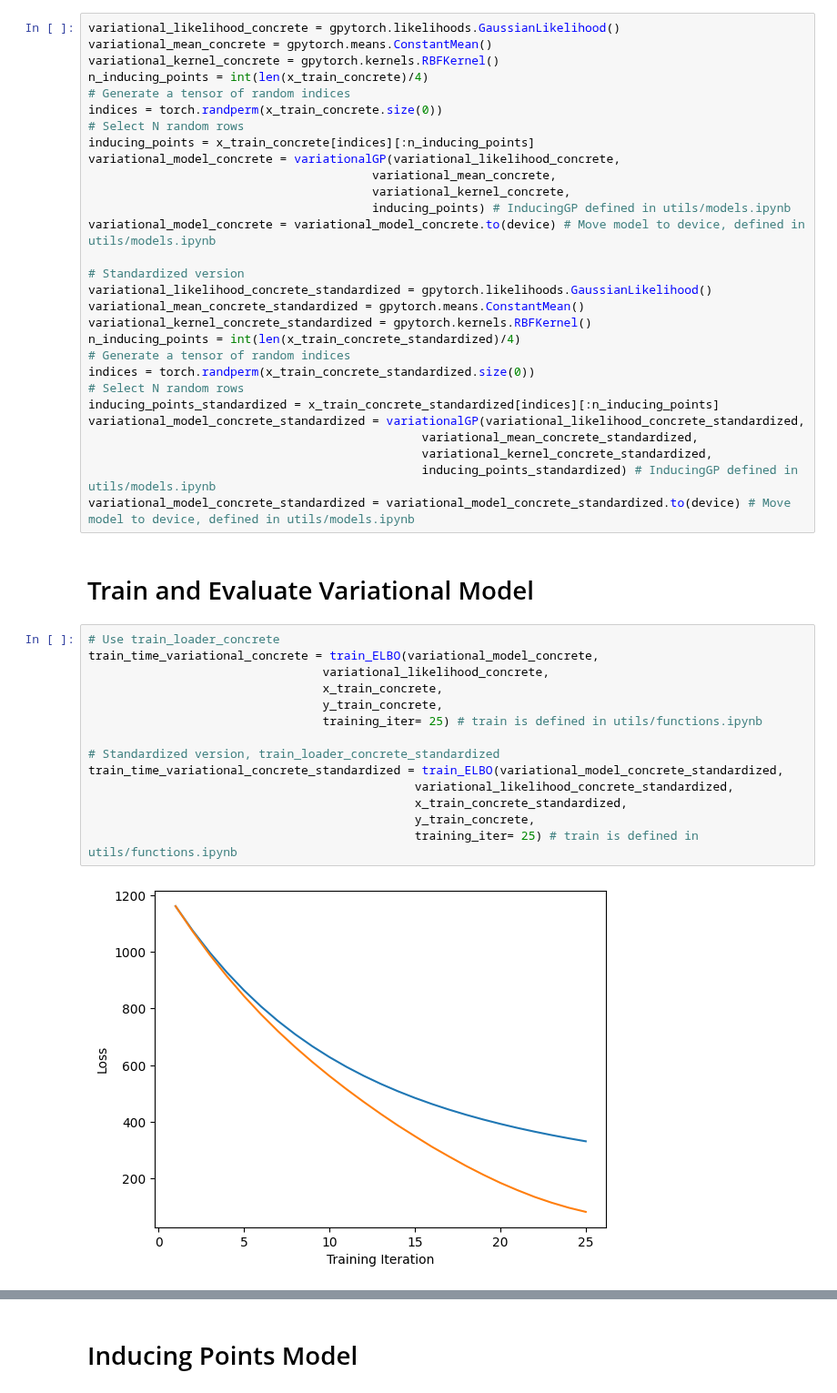
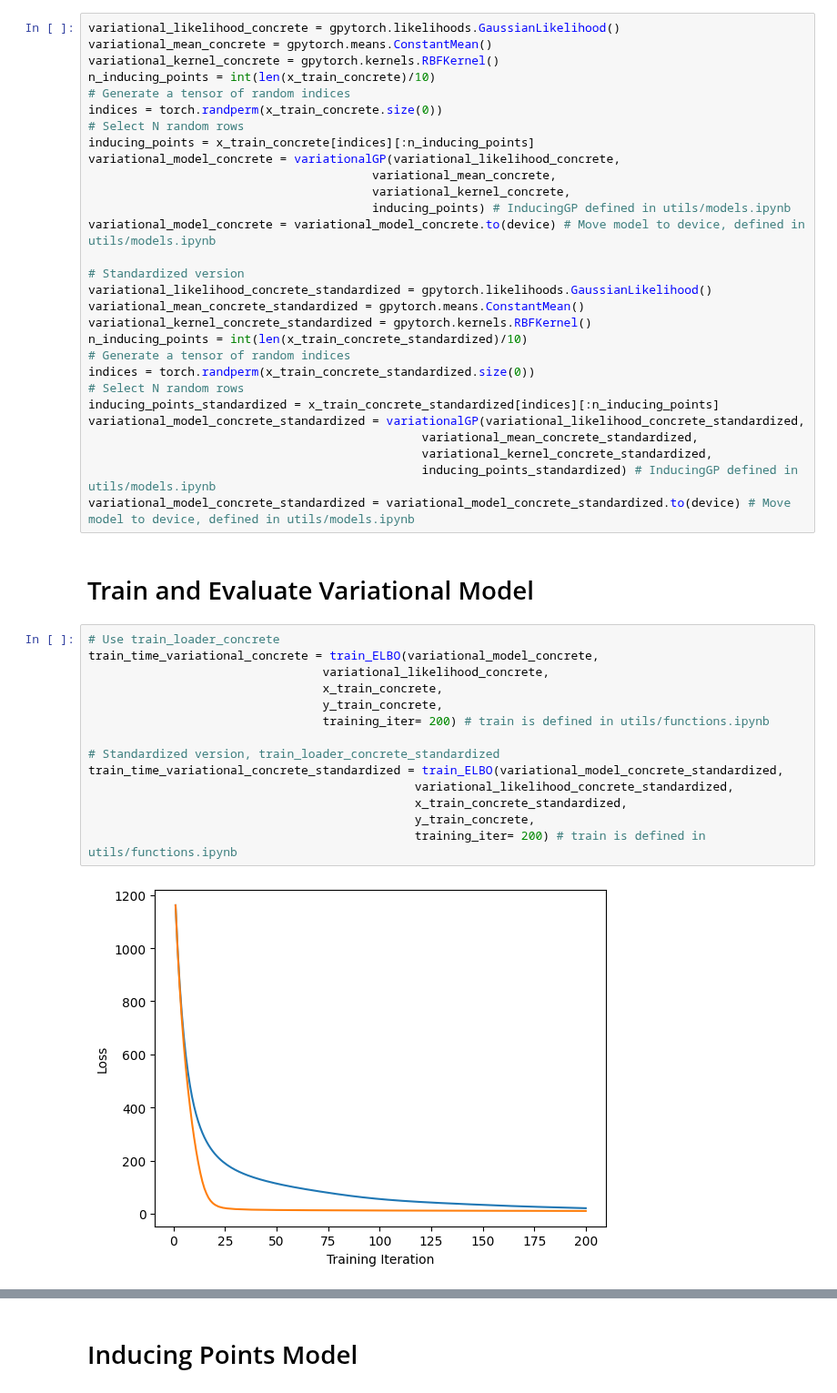
Before and after one commit to Sabelz/Master_Thesis_Alexander, a Jupyter notebook: GPs/ConcreteGPs.ipynb, the cells around one changed output, grey strips where cells are left out. Shown at 91% size. Drawn from its saved outputs; the diff is of its cells as text.

```diff
--- a/GPs/ConcreteGPs.ipynb
+++ b/GPs/ConcreteGPs.ipynb
@@ -189,7 +190,7 @@ Time KISS-GP Standardized:  3.954655170440674
 variational_likelihood_concrete = gpytorch.likelihoods.GaussianLikelihood()
 variational_mean_concrete = gpytorch.means.ConstantMean()
 variational_kernel_concrete = gpytorch.kernels.RBFKernel()
-n_inducing_points = int(len(x_train_concrete)/4)
+n_inducing_points = int(len(x_train_concrete)/10)
 # Generate a tensor of random indices
 indices = torch.randperm(x_train_concrete.size(0))
 # Select N random rows
@@ -204,7 +205,7 @@ variational_model_concrete = variational_model_concrete.to(device) # Move model
 variational_likelihood_concrete_standardized = gpytorch.likelihoods.GaussianLikelihood()
 variational_mean_concrete_standardized = gpytorch.means.ConstantMean()
 variational_kernel_concrete_standardized = gpytorch.kernels.RBFKernel()
-n_inducing_points = int(len(x_train_concrete_standardized)/4)
+n_inducing_points = int(len(x_train_concrete_standardized)/10)
 # Generate a tensor of random indices
 indices = torch.randperm(x_train_concrete_standardized.size(0))
 # Select N random rows
@@ -219,19 +220,19 @@ variational_model_concrete_standardized = variational_model_concrete_standardize
 # %%
 # Use train_loader_concrete
 train_time_variational_concrete = train_ELBO(variational_model_concrete,
                                  variational_likelihood_concrete,
                                  x_train_concrete,
                                  y_train_concrete,
-                                 training_iter= 25) # train is defined in utils/functions.ipynb
+                                 training_iter= 200) # train is defined in utils/functions.ipynb
 
 # Standardized version, train_loader_concrete_standardized
 train_time_variational_concrete_standardized = train_ELBO(variational_model_concrete_standardized,
                                               variational_likelihood_concrete_standardized,
                                               x_train_concrete_standardized,
                                               y_train_concrete,
-                                              training_iter= 25) # train is defined in utils/functions.ipynb
+                                              training_iter= 200) # train is defined in utils/functions.ipynb
 # %% [output]
-[figure, old version]
+[figure, new version]
 # %%
 with torch.no_grad(), gpytorch.settings.fast_pred_var():
   # predict is defined in utils/functions.ipynb
```
Also changed, not shown: parts of 24 cells of this notebook.
